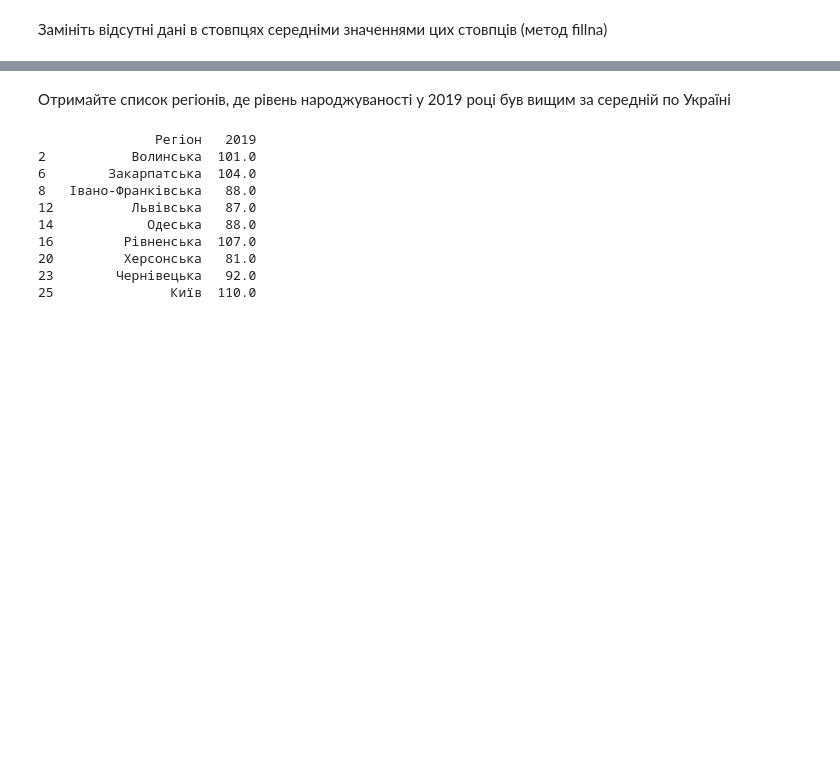
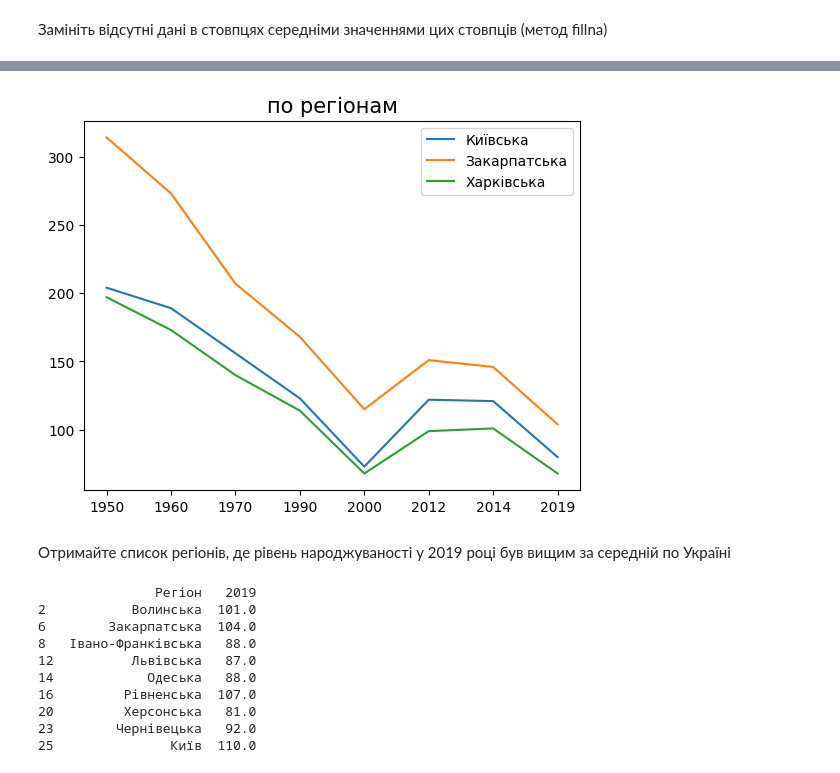
Before and after one commit to Unfeir/DS, a Jupyter notebook: Hw2_1.ipynb, the cells around one changed output, grey strips where cells are left out. Saved outputs shown, nothing was run; the diff lists cells and outputs as text; code cells hidden in the pictures; blank space fills up the shorter version.

```diff
--- a/Hw2_1.ipynb
+++ b/Hw2_1.ipynb
@@ -163,3 +170,18 @@ df
+# %%
+x = df.columns.tolist()[1:]
+y1 = df.loc[9].tolist()[1:]
+y2 = df.loc[6].tolist()[1:]
+y3 = df.loc[19].tolist()[1:]
+
+fig, axs = plt.subplots()
+axs.plot(x, y1, label='Київська')
+axs.plot(x, y2, label='Закарпатська')
+axs.plot(x, y3, label='Харківська')
+plt.title('по регіонам', fontsize=15)
+plt.legend()
+plt.show()
+# %% [output]
+[figure, added]
 # %% [markdown]
  Отримайте список регіонів, де рівень народжуваності у 2019 році був вищим за середній по Україні
 # %%
```
Also changed, not shown: parts of 6 cells of this notebook.
